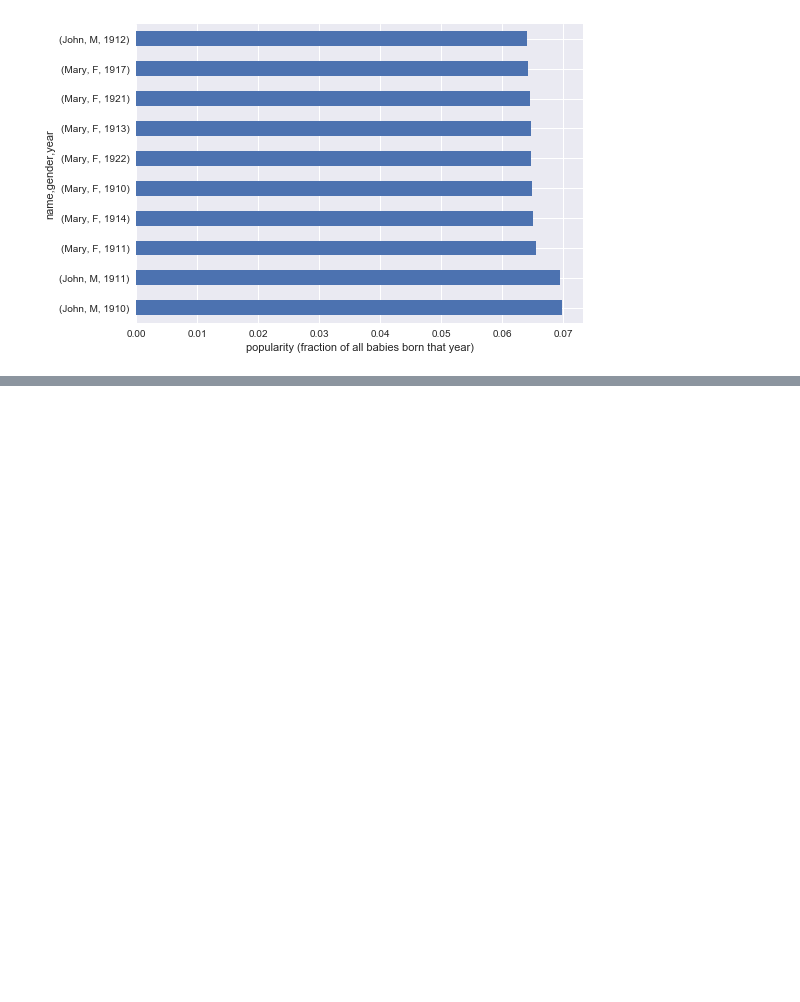
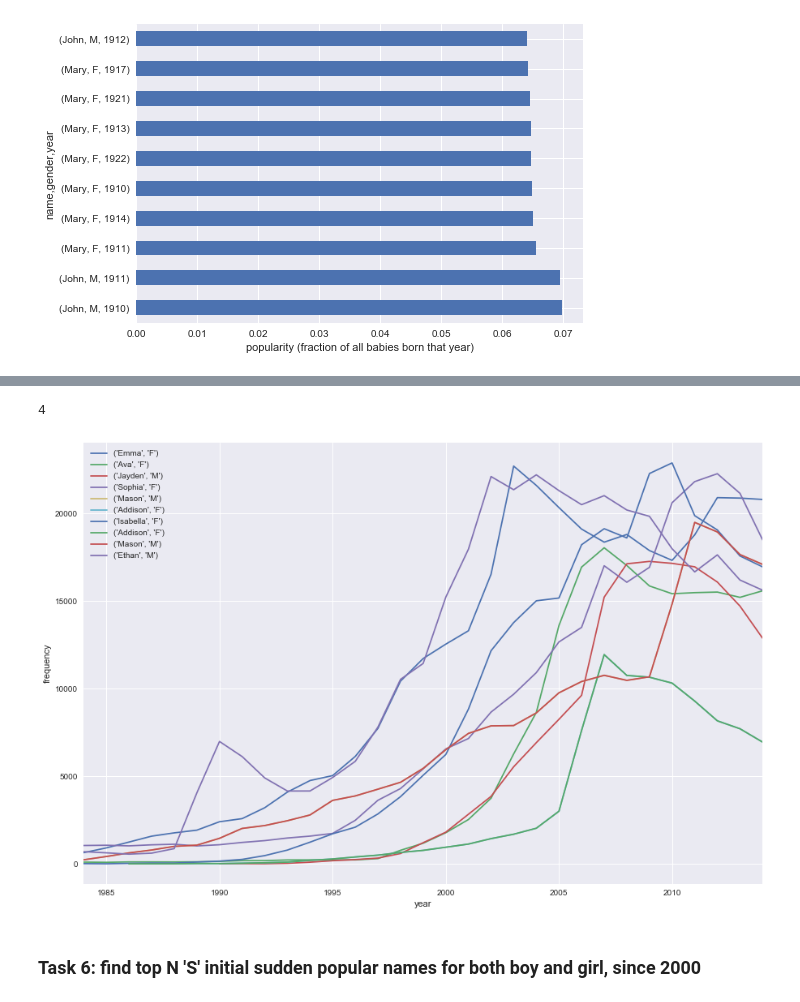
Before and after one commit to tianyu-tristan/babynames, a Jupyter notebook: src/EDA.ipynb, the cells around one changed output, grey strips where cells are left out. Cells and saved outputs as stored; diff of their text form; code cells hidden in the pictures; blank space fills up the shorter version.

Commit message:
added task 6, refactor task 4,5

```diff
--- a/src/EDA.ipynb
+++ b/src/EDA.ipynb
@@ -304,0 +263,6 @@ sample[~sample.name.isin(ignore_list)].sort_values(by=['popdiff'],ascending=Fals
+# %%
+# top N sudden popular names
+N = 10
+since = 2000
+
+get_sudden_popular_name_billboard(since=since)[:N]
@@ -304,0 +282,11 @@ sample[~sample.name.isin(ignore_list)].sort_values(by=['popdiff'],ascending=Fals
+# %%
+find_sudden_popular_rank('Sophia','F',since=2000)
+# %% [output]
+4
+# %%
+names = [(row[0],row[2]) for row in get_sudden_popular_name(since=since)[:N].values]
+print_name_frequency_trend(names,since=1984)
+# %% [output]
+[figure, added]
+# %% [markdown]
+### Task 6: find top N 'S' initial sudden popular names for both boy and girl, since 2000
```
Also changed, not shown: parts of 10 cells of this notebook.
